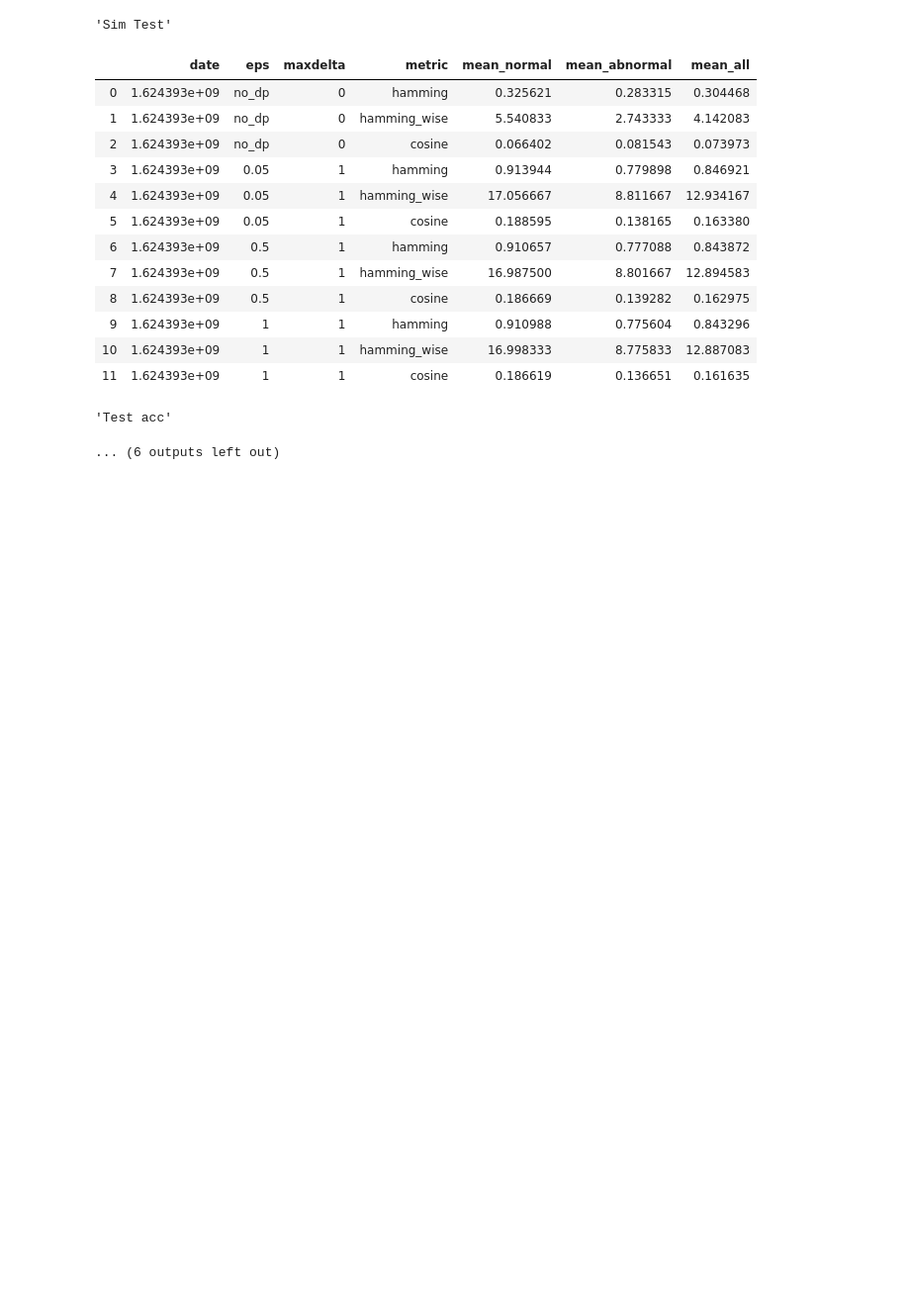
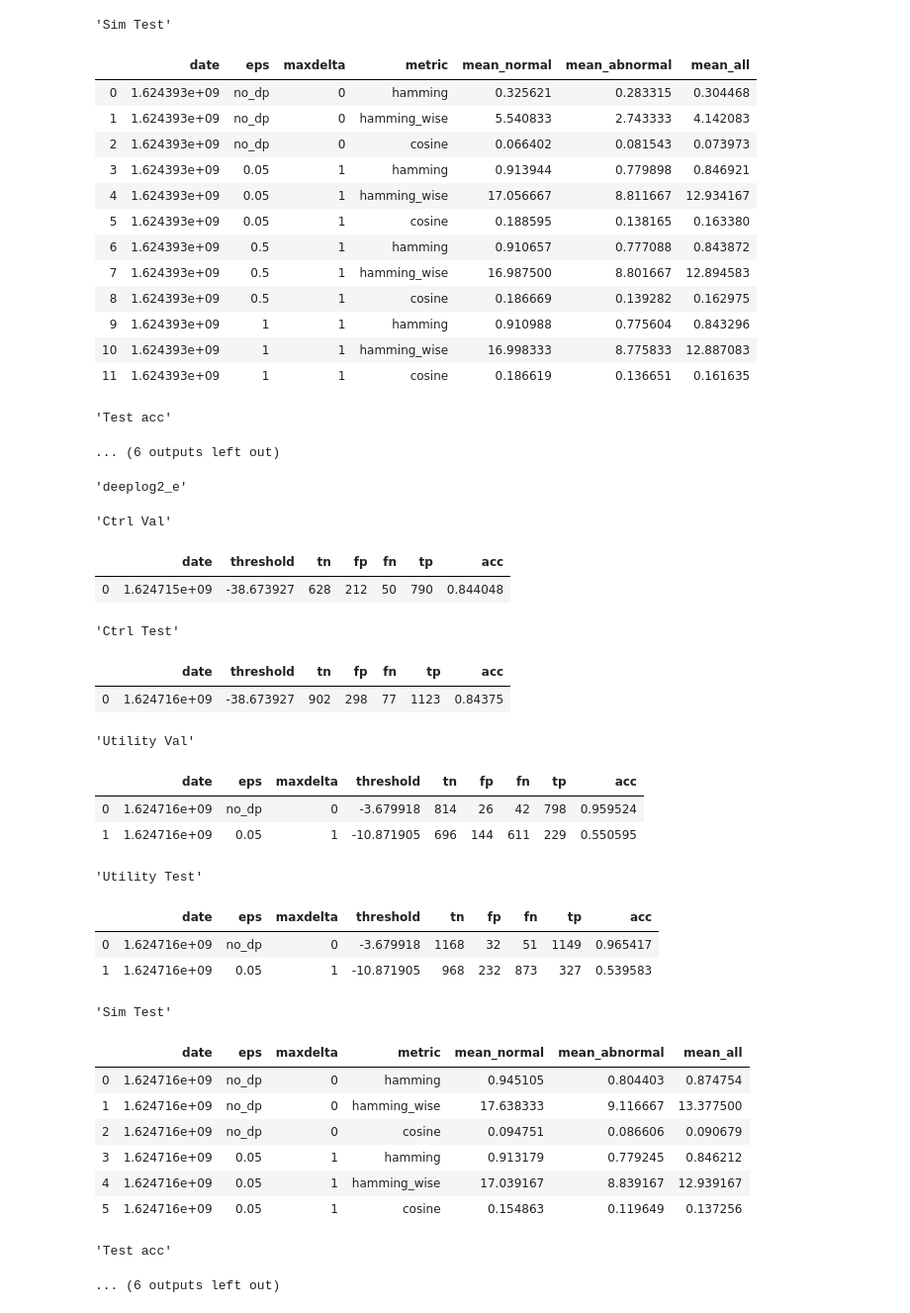
Before and after one commit to ramiroviszan/dp-gem, a Jupyter notebook: result_visualization.ipynb, the cells around one changed output. Shown at 99% size. Cells and saved outputs as stored; diff of their text form; code cells hidden in the pictures; blank space fills up the shorter version.

```diff
--- a/result_visualization.ipynb
+++ b/result_visualization.ipynb
@@ -64,7 +64,7 @@ def process_res(exp_name, show_tables=False, utility_metric="acc", privacy_loss_
     legend = plot_exp_res(exp_name, *tables, utility_metric, privacy_loss_metric)
     return legend
 # %%
-exps = ['deeplog2_a2']
+exps = ['deeplog2_a']
 plot_lengends = []
 for exp_name in exps:
     display(exp_name)
@@ -105,7 +105,7 @@ plt.show()
 'Test acc'
 ... (6 outputs left out)
 # %%
-exps = ['deeplog2_b2']
+exps = ['deeplog2_b3']
 plot_lengends = []
 for exp_name in exps:
     display(exp_name)
@@ -151,7 +151,7 @@ plt.show()
 'Test acc'
 ... (6 outputs left out)
 # %%
-exps = ['deeplog2_c2']
+exps = ['deeplog2_c3']
 plot_lengends = []
 for exp_name in exps:
     display(exp_name)
@@ -197,7 +197,7 @@ plt.show()
 'Test acc'
 ... (6 outputs left out)
 # %%
-exps = ['deeplog2_d2']
+exps = ['deeplog2_d3']
 plot_lengends = []
 for exp_name in exps:
     display(exp_name)
@@ -242,3 +242,39 @@ plt.show()
 | 11 | 1.624393e+09 | 1 | 1 | cosine | 0.186619 | 0.136651 | 0.161635 |
 'Test acc'
 ... (6 outputs left out)
+# %%
+exps = ['deeplog2_e3']
+plot_lengends = []
+for exp_name in exps:
+    display(exp_name)
+    legend = process_res(exp_name, show_tables=True)
+    plot_lengends = plot_lengends + legend
+
+plt.legend(plot_lengends)
+plt.show()
+# %% [output]
+'deeplog2_e'
+'Ctrl Val'
+|  | date | threshold | tn | fp | fn | tp | acc |
+| 0 | 1.624715e+09 | -38.673927 | 628 | 212 | 50 | 790 | 0.844048 |
+'Ctrl Test'
+|  | date | threshold | tn | fp | fn | tp | acc |
+| 0 | 1.624716e+09 | -38.673927 | 902 | 298 | 77 | 1123 | 0.84375 |
+'Utility Val'
+|  | date | eps | maxdelta | threshold | tn | fp | fn | tp | acc |
+| 0 | 1.624716e+09 | no_dp | 0 | -3.679918 | 814 | 26 | 42 | 798 | 0.959524 |
+| 1 | 1.624716e+09 | 0.05 | 1 | -10.871905 | 696 | 144 | 611 | 229 | 0.550595 |
+'Utility Test'
+|  | date | eps | maxdelta | threshold | tn | fp | fn | tp | acc |
+| 0 | 1.624716e+09 | no_dp | 0 | -3.679918 | 1168 | 32 | 51 | 1149 | 0.965417 |
+| 1 | 1.624716e+09 | 0.05 | 1 | -10.871905 | 968 | 232 | 873 | 327 | 0.539583 |
+'Sim Test'
+|  | date | eps | maxdelta | metric | mean_normal | mean_abnormal | mean_all |
+| 0 | 1.624716e+09 | no_dp | 0 | hamming | 0.945105 | 0.804403 | 0.874754 |
+| 1 | 1.624716e+09 | no_dp | 0 | hamming_wise | 17.638333 | 9.116667 | 13.377500 |
+| 2 | 1.624716e+09 | no_dp | 0 | cosine | 0.094751 | 0.086606 | 0.090679 |
+| 3 | 1.624716e+09 | 0.05 | 1 | hamming | 0.913179 | 0.779245 | 0.846212 |
+| 4 | 1.624716e+09 | 0.05 | 1 | hamming_wise | 17.039167 | 8.839167 | 12.939167 |
+| 5 | 1.624716e+09 | 0.05 | 1 | cosine | 0.154863 | 0.119649 | 0.137256 |
+'Test acc'
+... (6 outputs left out)
```
